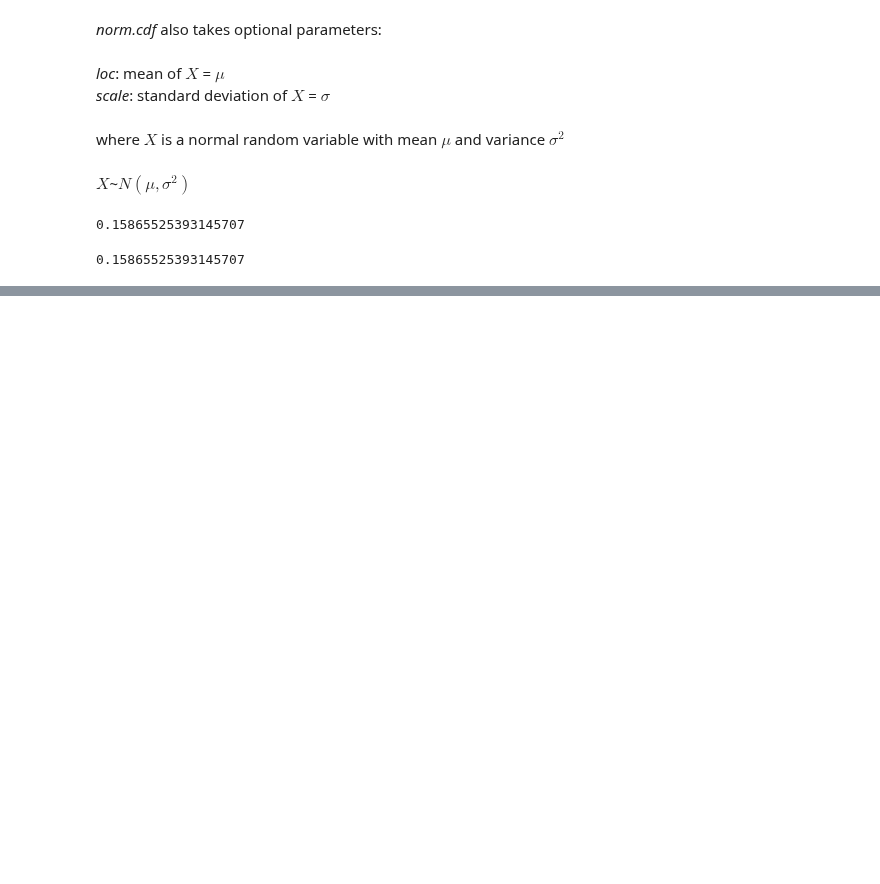
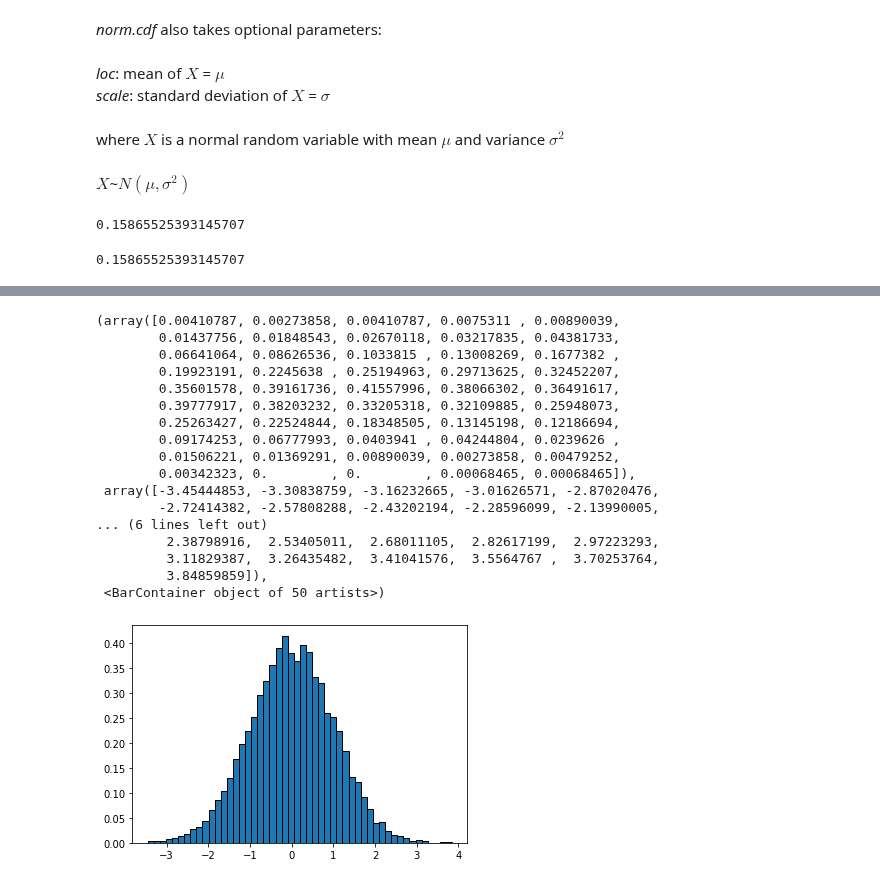
Before and after one commit to adevrent/wqu_mscfe, a Jupyter notebook: Financial Data/M2/L4.ipynb, the cells around one changed output, grey strips where cells are left out. Drawn from its saved outputs; the diff is of its cells as text; code cells hidden in the pictures; blank space fills up the shorter version.

```diff
--- a/Financial Data/M2/L4.ipynb
+++ b/Financial Data/M2/L4.ipynb
@@ -44,0 +163,25 @@ evalNormalCDF(2, 4, 4)  # Same with above.
+# %%
+# generate t distribution with sample size 10000
+x = stats.t.rvs(df=5030, size=10000)
+
+# create plot of t distribution
+plt.hist(x, density=True, edgecolor="black", bins=50)
+# %% [output]
+(array([0.00410787, 0.00273858, 0.00410787, 0.0075311 , 0.00890039,
+        0.01437756, 0.01848543, 0.02670118, 0.03217835, 0.04381733,
+        0.06641064, 0.08626536, 0.1033815 , 0.13008269, 0.1677382 ,
+        0.19923191, 0.2245638 , 0.25194963, 0.29713625, 0.32452207,
+        0.35601578, 0.39161736, 0.41557996, 0.38066302, 0.36491617,
+        0.39777917, 0.38203232, 0.33205318, 0.32109885, 0.25948073,
+        0.25263427, 0.22524844, 0.18348505, 0.13145198, 0.12186694,
+        0.09174253, 0.06777993, 0.0403941 , 0.04244804, 0.0239626 ,
+        0.01506221, 0.01369291, 0.00890039, 0.00273858, 0.00479252,
+        0.00342323, 0.        , 0.        , 0.00068465, 0.00068465]),
+ array([-3.45444853, -3.30838759, -3.16232665, -3.01626571, -2.87020476,
+        -2.72414382, -2.57808288, -2.43202194, -2.28596099, -2.13990005,
+... (6 lines left out)
+         2.38798916,  2.53405011,  2.68011105,  2.82617199,  2.97223293,
+         3.11829387,  3.26435482,  3.41041576,  3.5564767 ,  3.70253764,
+         3.84859859]),
+ <BarContainer object of 50 artists>)
+[figure, added]
```
Also changed, not shown: parts of 12 cells of this notebook.
